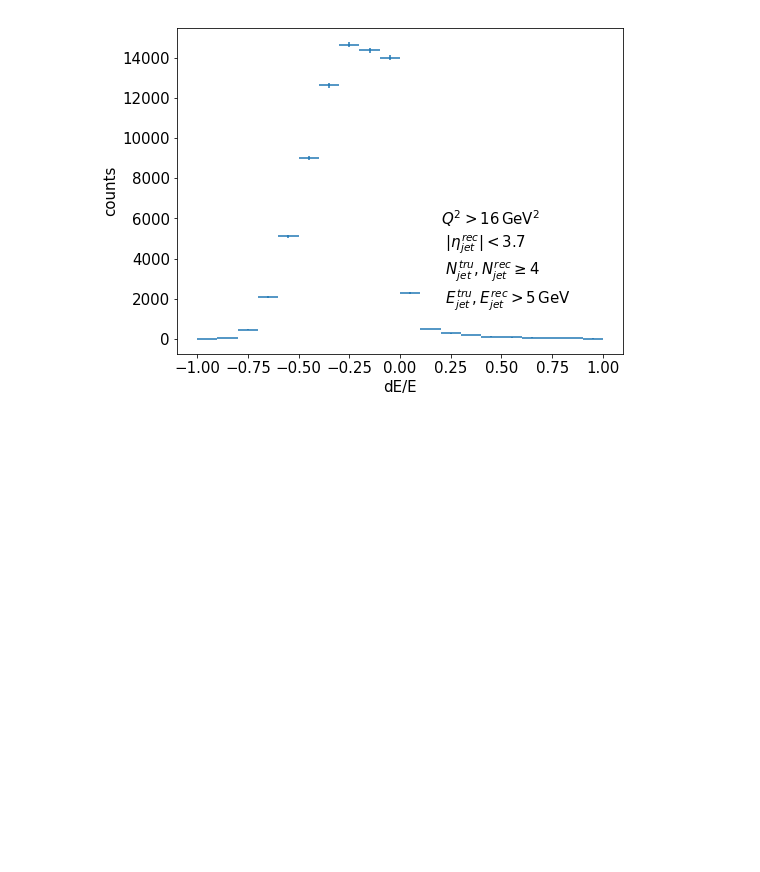
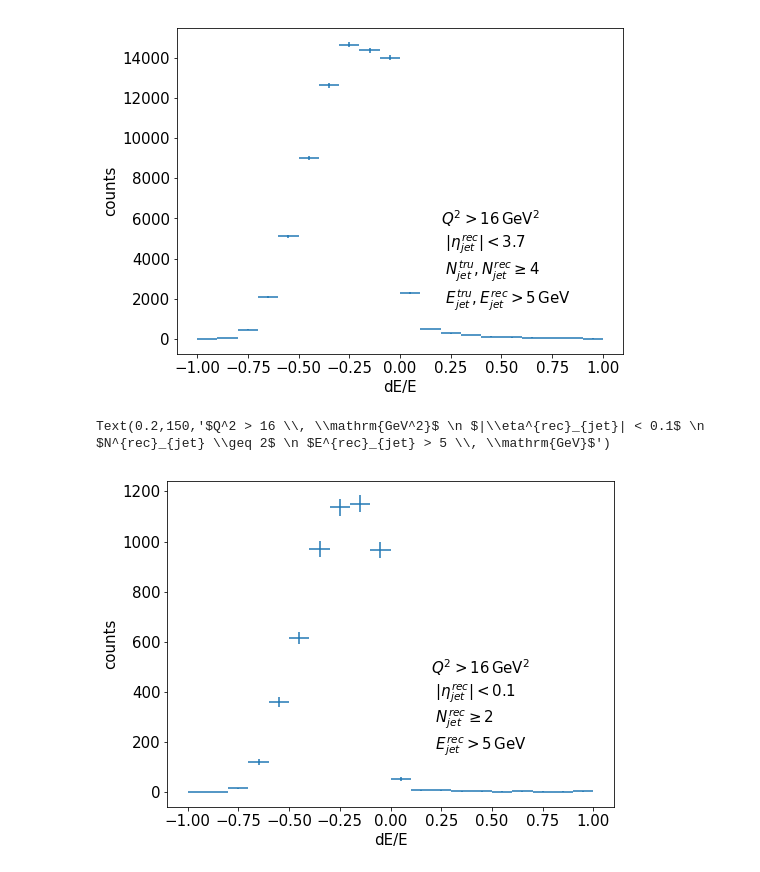
Before and after one commit to y-song/notebooks, a Jupyter notebook: detector_response_included/allsi/jet_e.ipynb, the cells around one changed output. Saved outputs shown, nothing was run; the diff lists cells and outputs as text; code cells hidden in the pictures; blank space fills up the shorter version.

Commit message:
Added a plot with different cuts

```diff
--- a/detector_response_included/allsi/jet_e.ipynb
+++ b/detector_response_included/allsi/jet_e.ipynb
@@ -48,3 +50,8 @@ nComponent 87604  fraction kept: 8.1
 matched_truthNComponent 85679  fraction kept: 97.8
 matched_truthE 83894  fraction kept: 97.9
 e 76132  fraction kept: 90.7
+# %%
+a.eval('de_e = (e - matched_truthE) / matched_truthE', inplace=True)
+c = applyCut(a, 'abs(eta) < 0.1', 'eta')
+c = applyCut(c, 'nComponent > 1', 'nComponent')
+c = applyCut(c, 'e > 5', 'e')
@@ -80,3 +91,19 @@ plt.text(0.2, 1500, '$Q^2 > 16 \, \mathrm{GeV^2}$ \n $|\eta^{rec}_{jet}| < 3.7$
 # %% [output]
 Text(0.2,1500,'$Q^2 > 16 \\, \\mathrm{GeV^2}$ \n $|\\eta^{rec}_{jet}| < 3.7$ \n $N^{tru}_{jet}, N^{rec}_{jet} \\geq 4$ \n $E^{tru}_{jet}, E^{rec}_{jet} > 5 \\, \\mathrm{GeV}$')
 [figure]
+# %%
+x = np.arange(-0.95, 1.05, 0.1)
+y = np.histogram(c['de_e'], bins=20, range=(-1,1))[0]
+xerr = 0.05
+yerr = np.sqrt(y)
+# %%
+fig = plt.figure(figsize=(8,6))
+plt.errorbar(x, y, xerr=xerr, yerr=yerr, fmt='none')
+plt.xlabel('dE/E', fontsize=15)
+plt.ylabel('counts', fontsize=15)
+plt.xticks(fontsize=15)
+plt.yticks(fontsize=15)
+plt.text(0.2, 150, '$Q^2 > 16 \, \mathrm{GeV^2}$ \n $|\eta^{rec}_{jet}| < 0.1$ \n $N^{rec}_{jet} \geq 2$ \n $E^{rec}_{jet} > 5 \, \mathrm{GeV}$', fontsize=15)
+# %% [output]
+Text(0.2,150,'$Q^2 > 16 \\, \\mathrm{GeV^2}$ \n $|\\eta^{rec}_{jet}| < 0.1$ \n $N^{rec}_{jet} \\geq 2$ \n $E^{rec}_{jet} > 5 \\, \\mathrm{GeV}$')
+[figure, added]
```
Also changed, not shown: parts of 3 cells of this notebook.
